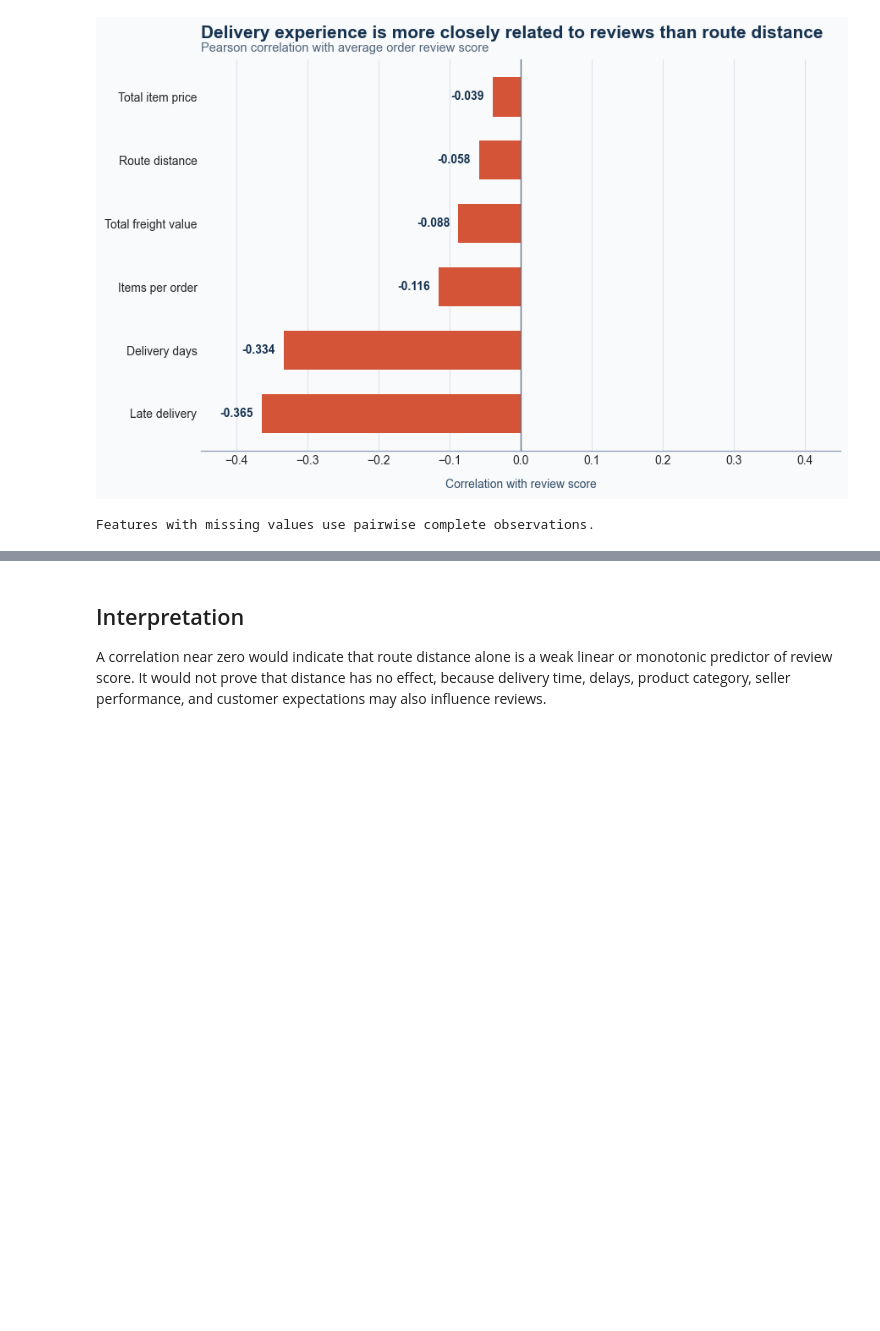
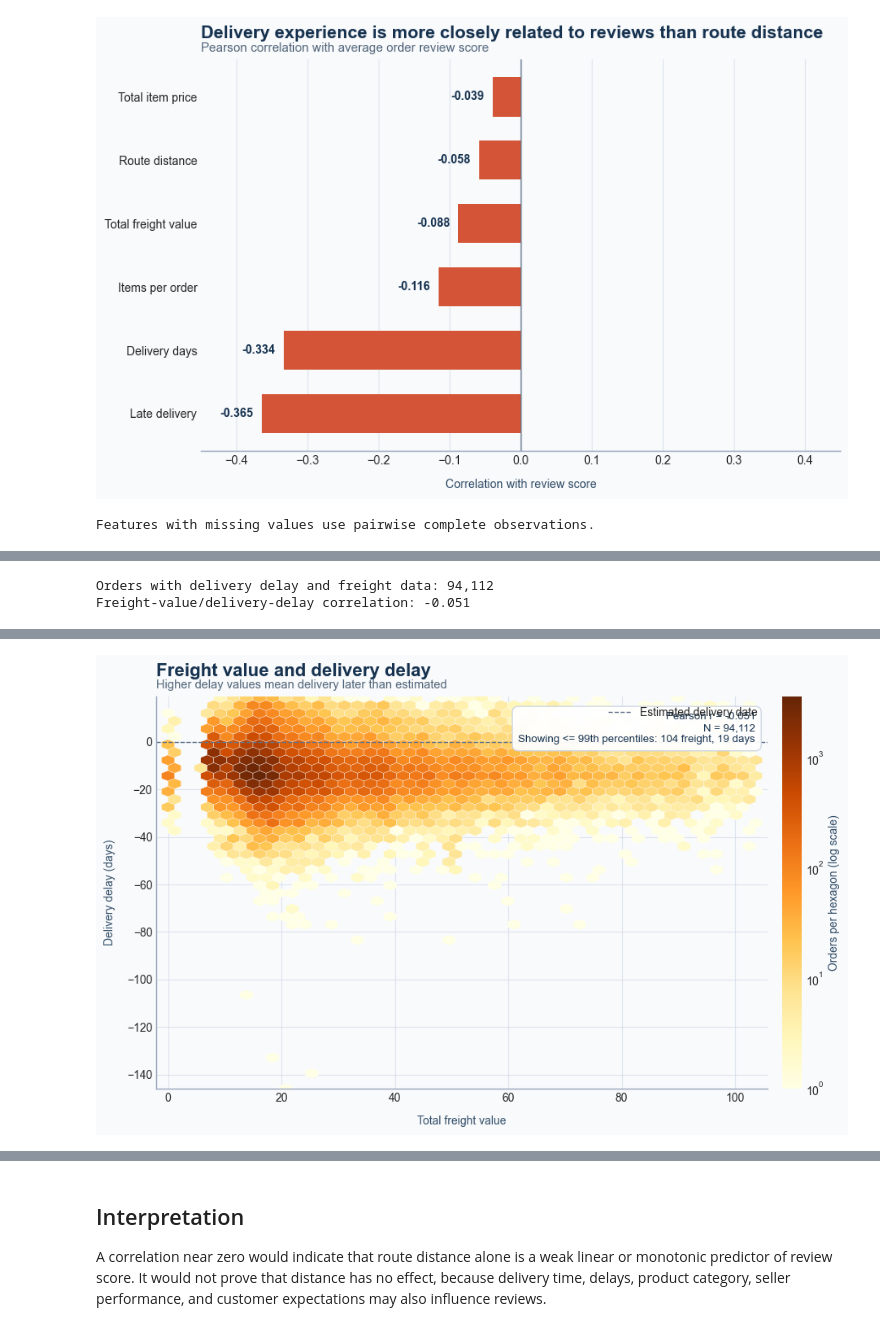
Before and after one commit to YuanJiayi/IT5006_Grp_6, a Jupyter notebook: test_notebooks/route_distance_review_correlation.ipynb, the cells around one changed output, grey strips where cells are left out. Saved outputs shown, nothing was run; the diff lists cells and outputs as text; code cells hidden in the pictures; blank space fills up the shorter version.

```diff
--- a/test_notebooks/route_distance_review_correlation.ipynb
+++ b/test_notebooks/route_distance_review_correlation.ipynb
@@ -323,0 +403,74 @@ Features with missing values use pairwise complete observations.
+# %%
+delay_data = analysis[
+    [
+        "order_delivered_customer_date",
+        "order_estimated_delivery_date",
+        "total_freight_value",
+    ]
+].dropna().copy()
+delay_data["delivery_delay_days"] = (
+    delay_data["order_delivered_customer_date"]
+    - delay_data["order_estimated_delivery_date"]
+).dt.total_seconds() / 86_400
+
+freight_delay_correlation = delay_data["delivery_delay_days"].corr(
+    delay_data["total_freight_value"], method="pearson"
+)
+print(f"Orders with delivery delay and freight data: {len(delay_data):,}")
+print(f"Freight-value/delivery-delay correlation: {freight_delay_correlation:.3f}")
+display(
+    delay_data[["delivery_delay_days", "total_freight_value"]]
+    .describe()
+    .round(2)
+)
+
+# Cap only the displayed axes at the 99th percentile so outliers do not flatten the plot.
+delay_limit = delay_data["delivery_delay_days"].quantile(0.99)
+freight_limit = delay_data["total_freight_value"].quantile(0.99)
+plot_delay_data = delay_data[
+    (delay_data["delivery_delay_days"] <= delay_limit)
+    & (delay_data["total_freight_value"] <= freight_limit)
+]
+
+fig, ax = plt.subplots(figsize=(10, 6), facecolor="#f8fafc")
+ax.set_facecolor("#f8fafc")
+hexbin = ax.hexbin(
+    plot_delay_data["total_freight_value"],
+    plot_delay_data["delivery_delay_days"],
+    gridsize=45,
+    mincnt=1,
+    bins="log",
+    cmap="YlOrBr",
+    linewidths=0.25,
+    edgecolors="#ffffff",
+)
+ax.axhline(0, color="#64748b", linewidth=1, linestyle="--", label="Estimated delivery date")
+ax.set_title("Freight value and delivery delay", loc="left", fontsize=16, weight="bold", color="#16324f", pad=18)
+ax.text(0, 1.02, "Higher delay values mean delivery later than estimated", transform=ax.transAxes, fontsize=10.5, color="#526579")
+ax.set_xlabel("Total freight value", labelpad=10, color="#334e68")
+ax.set_ylabel("Delivery delay (days)", labelpad=10, color="#334e68")
+ax.set_xlim(-freight_limit * 0.02, freight_limit * 1.02)
+ax.set_ylim(min(plot_delay_data["delivery_delay_days"].min(), -1), delay_limit * 1.02)
+ax.grid(color="#cbd5e1", linewidth=0.8, alpha=0.55)
+ax.spines[["top", "right"]].set_visible(False)
+ax.spines[["left", "bottom"]].set_color("#94a3b8")
+ax.legend(frameon=False, loc="upper right")
+colorbar = fig.colorbar(hexbin, ax=ax, pad=0.02)
+colorbar.set_label("Orders per hexagon (log scale)", color="#334e68")
+colorbar.outline.set_visible(False)
+ax.text(
+    0.98, 0.96,
+    f"Pearson r = {freight_delay_correlation:.3f}\nN = {len(delay_data):,}\n"
+    f"Showing <= 99th percentiles: {freight_limit:.0f} freight, {delay_limit:.0f} days",
+    transform=ax.transAxes,
+    ha="right",
+    va="top",
+    fontsize=9.5,
+    color="#16324f",
+    bbox={"boxstyle": "round,pad=0.55", "facecolor": "#ffffff", "edgecolor": "#cbd5e1", "alpha": 0.94},
+)
+fig.tight_layout()
+plt.show()
+# %% [output]
+Orders with delivery delay and freight data: 94,112
+Freight-value/delivery-delay correlation: -0.051
@@ -323,0 +486 @@ Features with missing values use pairwise complete observations.
+[figure, added]
```
Also changed, not shown: parts of 7 cells of this notebook, 4 other files.
